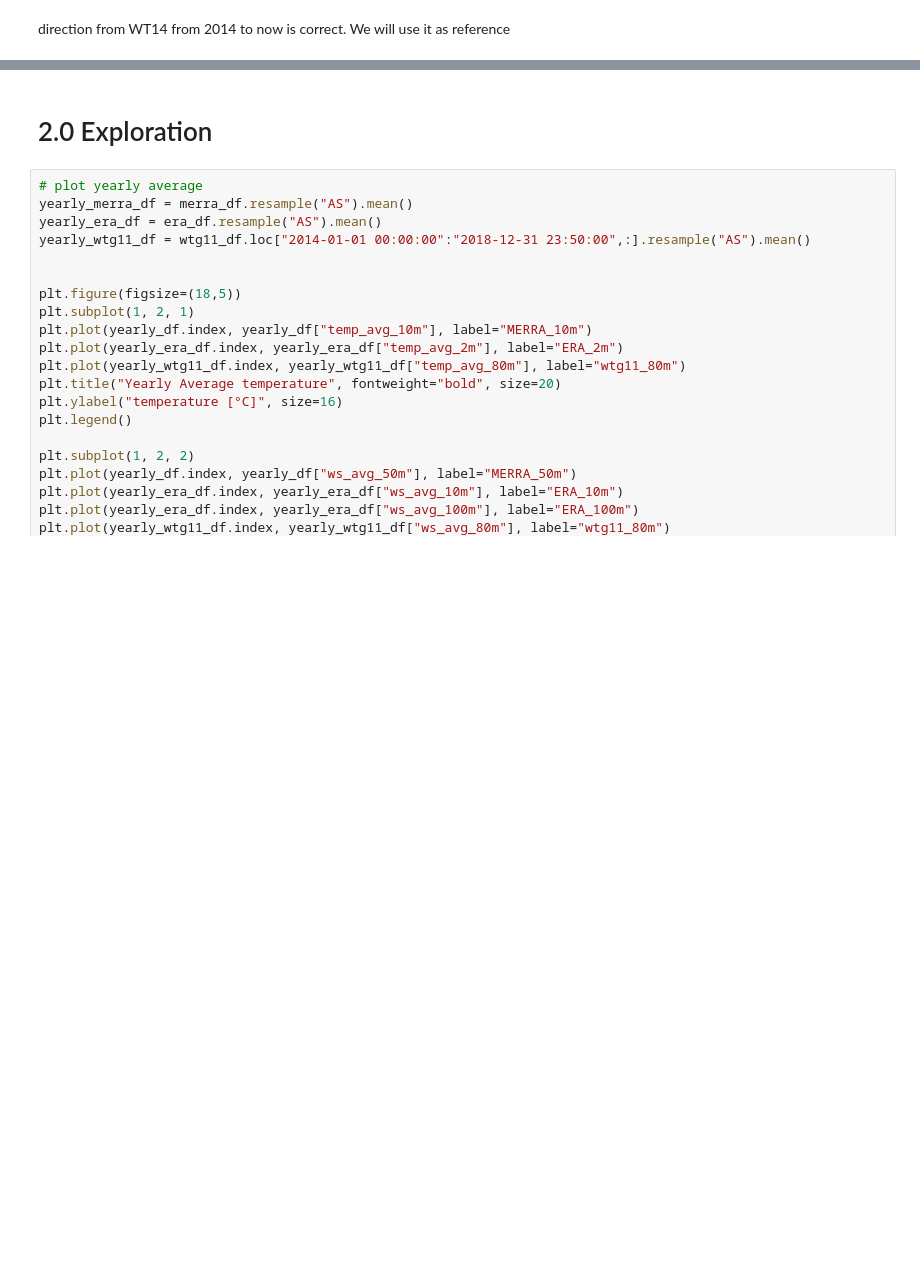
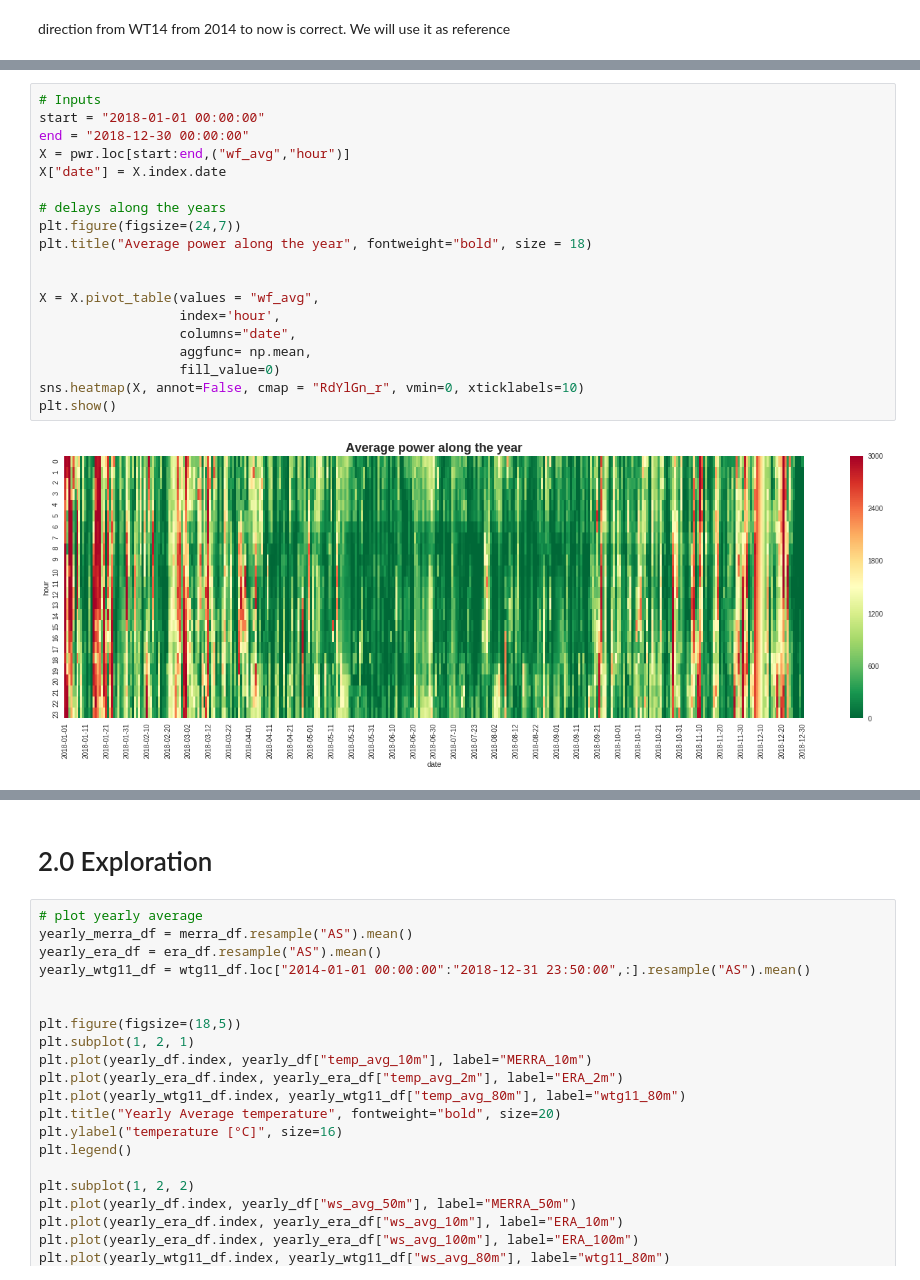
Before and after one commit to Umercia/wind_power, a Jupyter notebook: wind_farm_power_prediction.ipynb, the cells around one changed output, grey strips where cells are left out. Drawn from its saved outputs; the diff is of its cells as text; blank space fills up the shorter version.

```diff
--- a/wind_farm_power_prediction.ipynb
+++ b/wind_farm_power_prediction.ipynb
@@ -1017,0 +902,21 @@ array([ 0.83245283, -0.85071643, -0.31210227, ..., -1.12002352,
+# %%
+# Inputs
+start = "2018-01-01 00:00:00"
+end = "2018-12-30 00:00:00"
+X = pwr.loc[start:end,("wf_avg","hour")]
+X["date"] = X.index.date
+
+# delays along the years
+plt.figure(figsize=(24,7))
+plt.title("Average power along the year", fontweight="bold", size = 18)
+
+
+X = X.pivot_table(values = "wf_avg",
+                  index='hour',
+                  columns="date",
+                  aggfunc= np.mean,
+                  fill_value=0)
+sns.heatmap(X, annot=False, cmap = "RdYlGn_r", vmin=0, xticklabels=10)
+plt.show()
+# %% [output]
+[figure, added]
```
Also changed, not shown: parts of 52 cells of this notebook.
